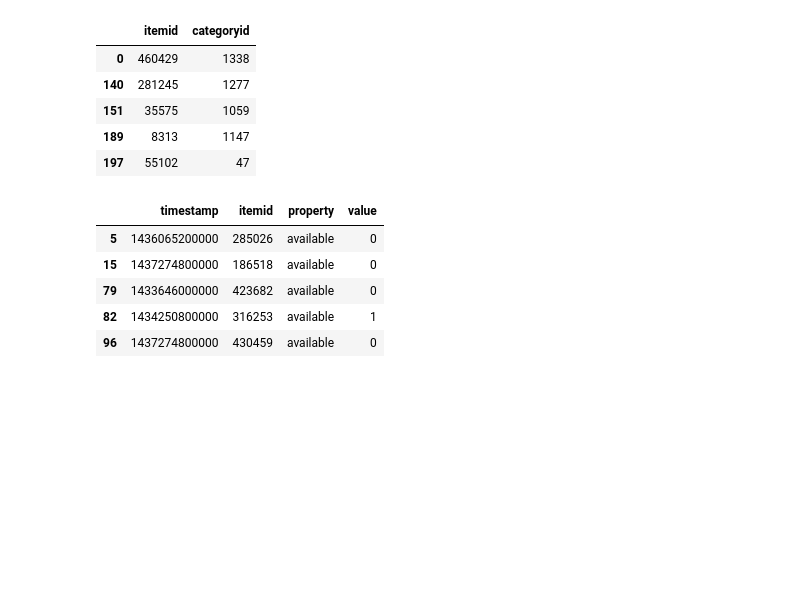
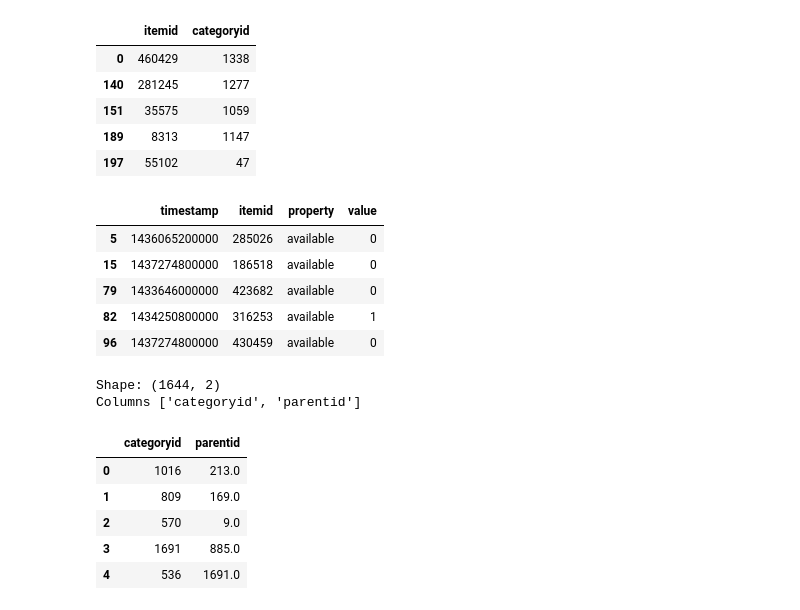
Before and after one commit to oya-oya/skit_hack, a Jupyter notebook: ensemble/tinkering/recomender_RNN.ipynb, the cells around one changed output. Cells and saved outputs as stored; diff of their text form; code cells hidden in the pictures; blank space fills up the shorter version.

```diff
--- a/ensemble/tinkering/recomender_RNN.ipynb
+++ b/ensemble/tinkering/recomender_RNN.ipynb
@@ -306,0 +309,14 @@ available.head()
+# %%
+category = pd.read_csv('category_tree.csv').dropna()
+print('Shape:', category.shape)
+print('Columns', category.columns.tolist())
+category.head()
+# %% [output]
+Shape: (1644, 2)
+Columns ['categoryid', 'parentid']
+|  | categoryid | parentid |
+| 0 | 1016 | 213.0 |
+| 1 | 809 | 169.0 |
+| 2 | 570 | 9.0 |
+| 3 | 1691 | 885.0 |
+| 4 | 536 | 1691.0 |
```
Also changed, not shown: parts of 6 cells of this notebook.
